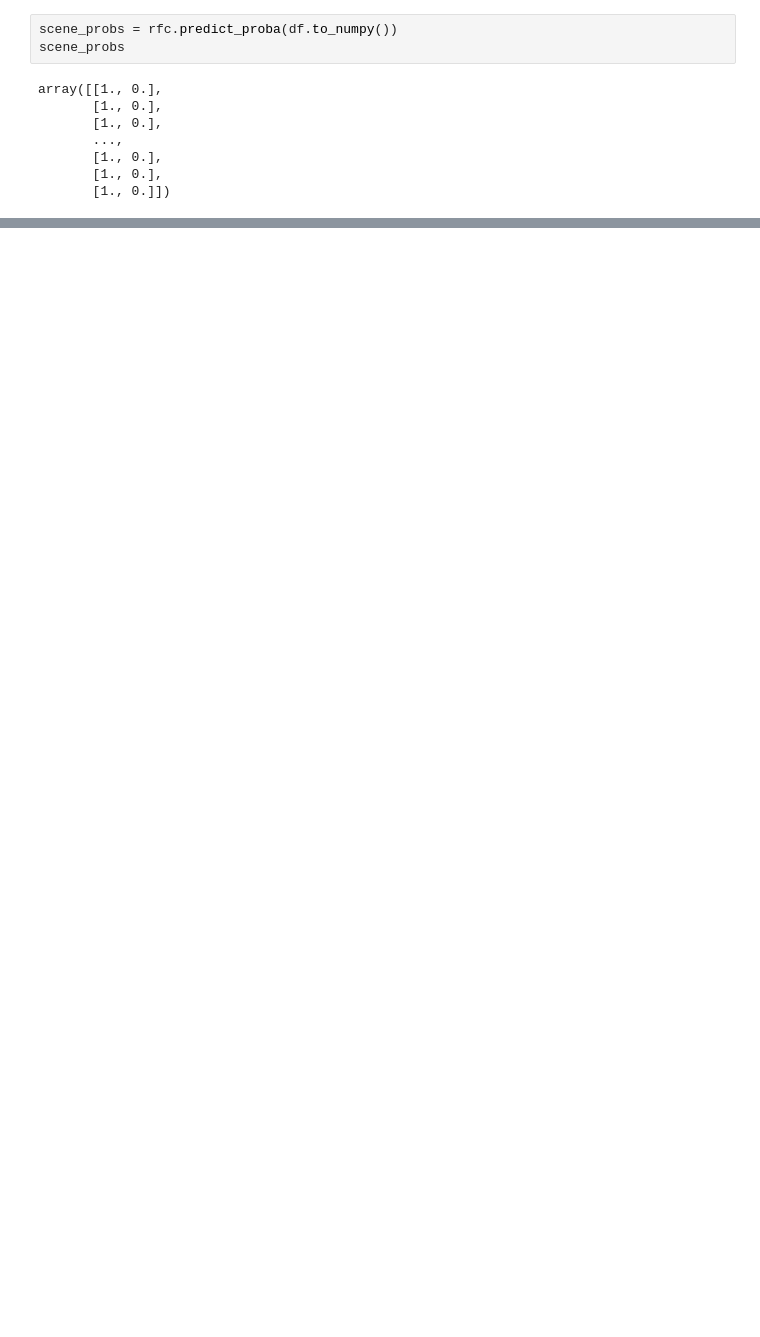
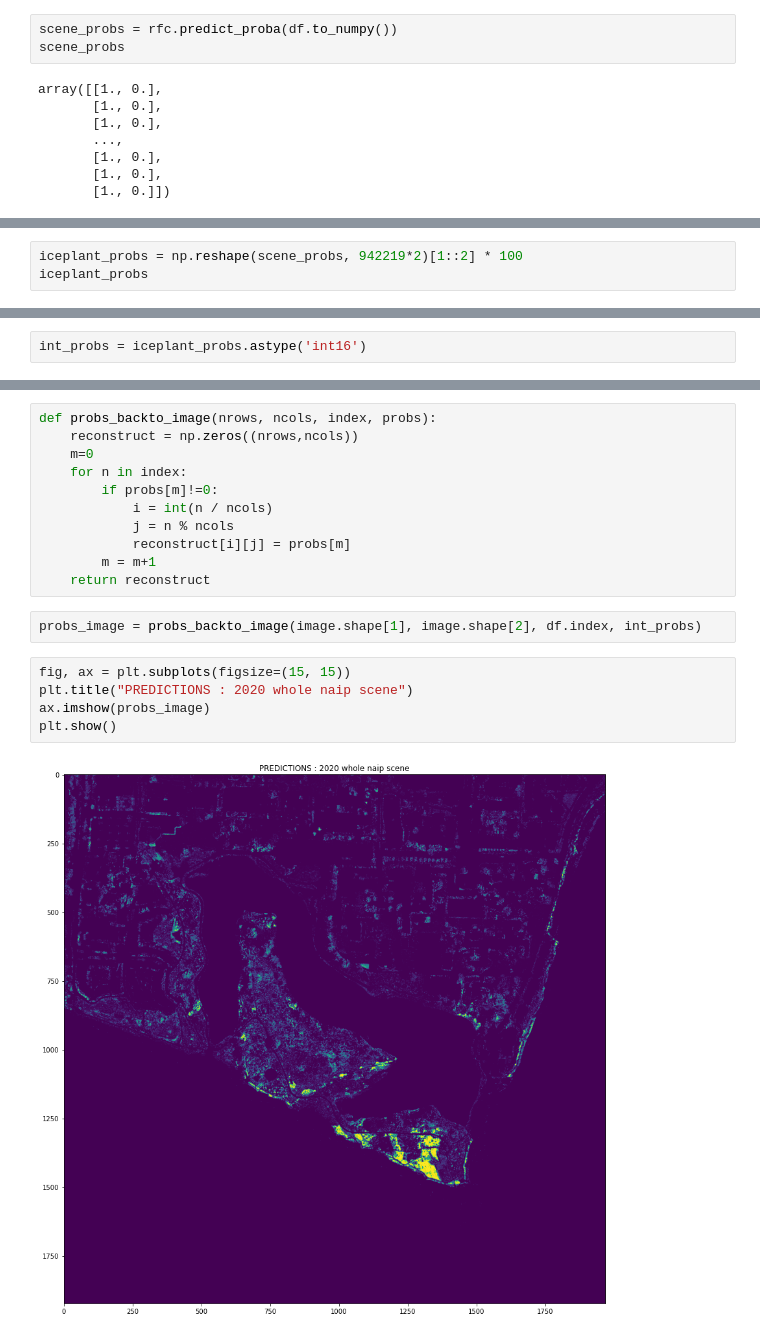
Before and after one commit to NCEAS/msai4earth-esa, a Jupyter notebook: iceplant_detection/TRIALS_12_classification_probabilities.ipynb, the cells around one changed output, grey strips where cells are left out. Cells and saved outputs as stored; diff of their text form; blank space fills up the shorter version.

Commit message:
computed probabilities of being iceplant

```diff
--- a/iceplant_detection/TRIALS_12_classification_probabilities.ipynb
+++ b/iceplant_detection/TRIALS_12_classification_probabilities.ipynb
@@ -134,0 +98,3 @@ numpy.ndarray
+# %%
+iceplant_probs = np.reshape(scene_probs, 942219*2)[1::2] * 100
+iceplant_probs
@@ -134,0 +103,2 @@ numpy.ndarray
+# %%
+int_probs = iceplant_probs.astype('int16')
@@ -134,0 +116,20 @@ numpy.ndarray
+# %%
+def probs_backto_image(nrows, ncols, index, probs):
+    reconstruct = np.zeros((nrows,ncols))
+    m=0
+    for n in index:
+        if probs[m]!=0:
+            i = int(n / ncols)
+            j = n % ncols
+            reconstruct[i][j] = probs[m]
+        m = m+1
+    return reconstruct
+# %%
+probs_image = probs_backto_image(image.shape[1], image.shape[2], df.index, int_probs)
+# %%
+fig, ax = plt.subplots(figsize=(15, 15))
+plt.title("PREDICTIONS : 2020 whole naip scene")
+ax.imshow(probs_image)
+plt.show()
+# %% [output]
+[figure, added]
```
Also changed, not shown: parts of 9 cells of this notebook.
